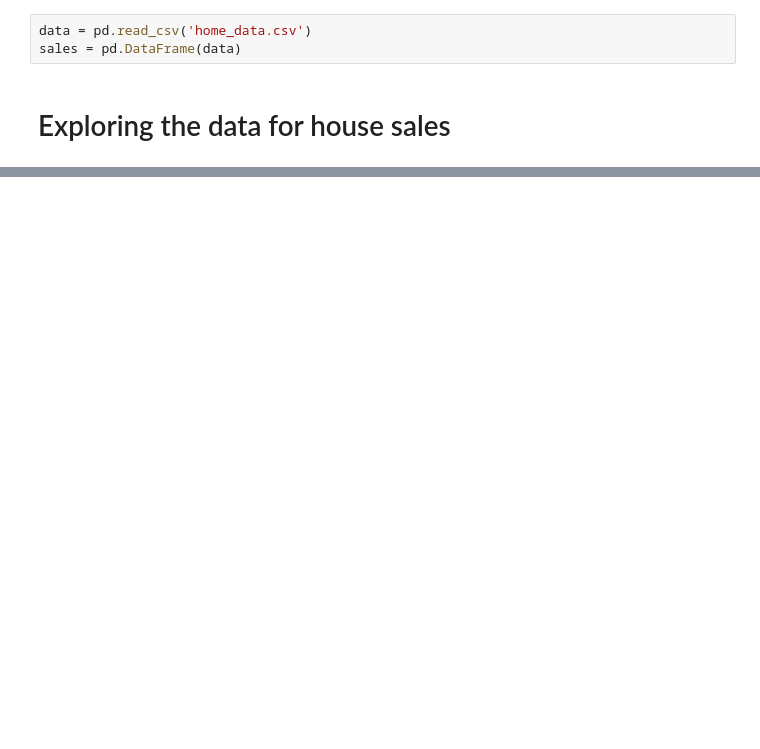
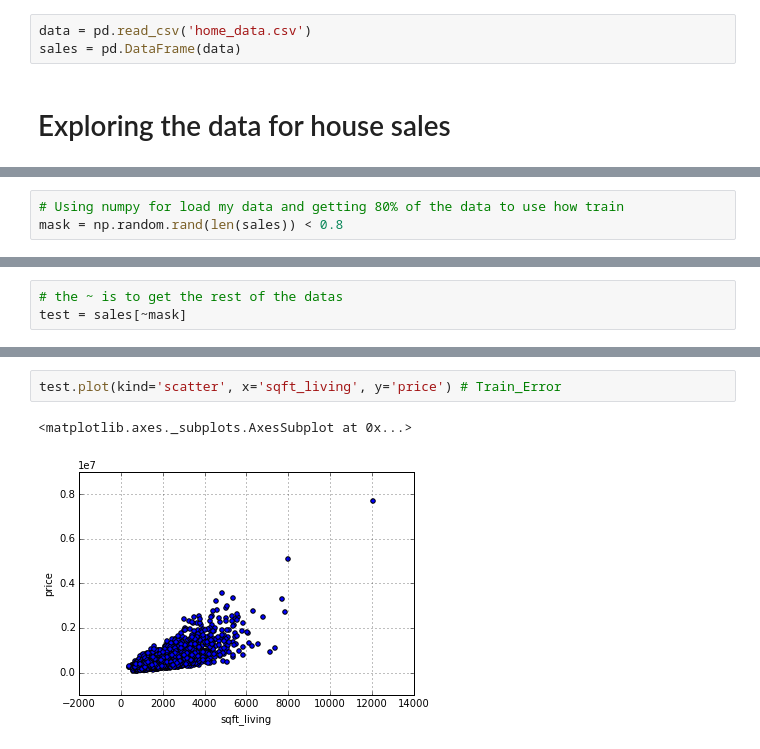
Before and after one commit to IsmaelEzequiel/Machine-Learning---Coursera, a Jupyter notebook: Lesson2/Predicting House Prices (Real Dataset).ipynb, the cells around one changed output, grey strips where cells are left out. Drawn from its saved outputs; the diff is of its cells as text; blank space fills up the shorter version.

Commit message:
split data int train_data and train_error

```diff
--- a/Lesson2/Predicting House Prices (Real Dataset).ipynb
+++ b/Lesson2/Predicting House Prices (Real Dataset).ipynb
@@ -15,0 +20,3 @@ sales.show(view='Scatter Plot', x='sqft_living', y='price')
+# %%
+# Using numpy for load my data and getting 80% of the data to use how train
+mask = np.random.rand(len(sales)) < 0.8
@@ -15,0 +25,3 @@ sales.show(view='Scatter Plot', x='sqft_living', y='price')
+# %%
+# the ~ is to get the rest of the datas
+test = sales[~mask]
@@ -15,0 +36,5 @@ sales.show(view='Scatter Plot', x='sqft_living', y='price')
+# %%
+test.plot(kind='scatter', x='sqft_living', y='price') # Train_Error
+# %% [output]
+<matplotlib.axes._subplots.AxesSubplot at 0x...>
+[figure, added]
```
Also changed, not shown: parts of 8 cells of this notebook, 1 other file.
